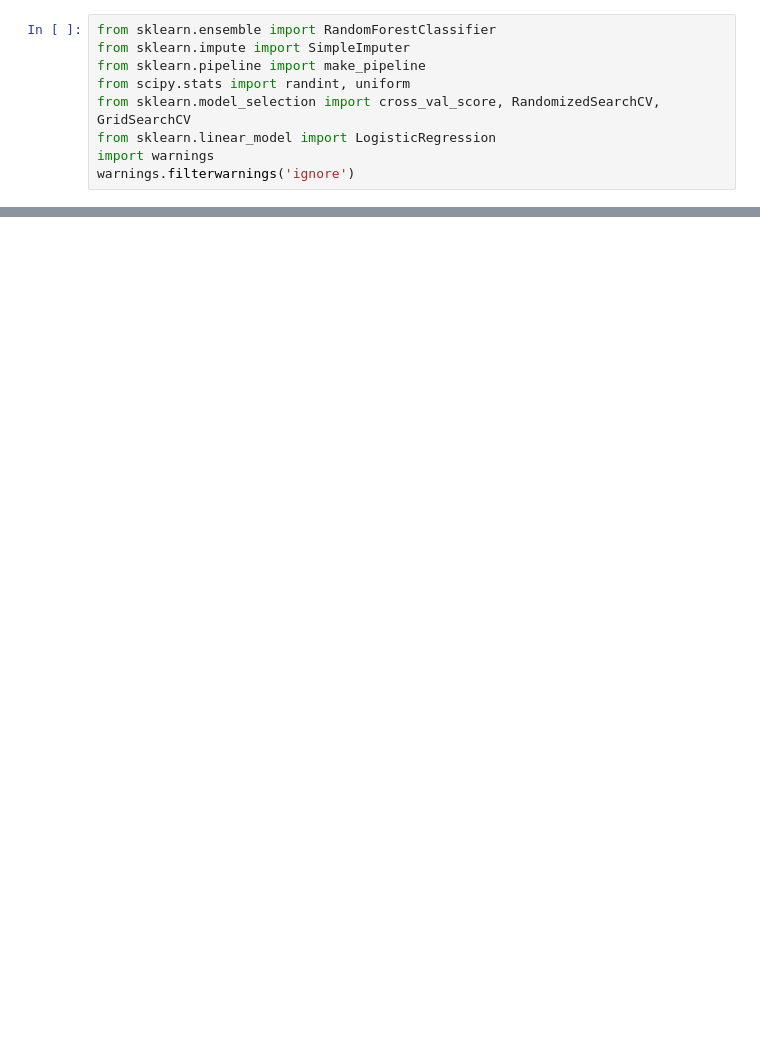
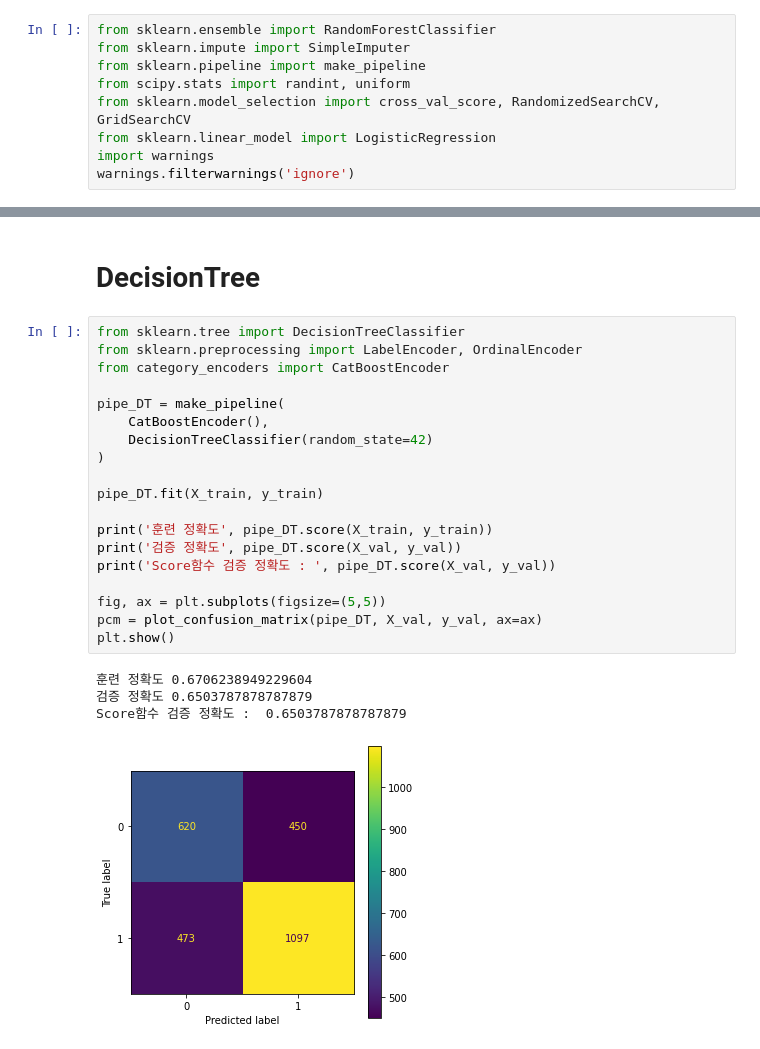
Before and after one commit to giyuntf2/KBDB_Project, a Jupyter notebook: KBDB.ipynb, the cells around one changed output, grey strips where cells are left out. Drawn from its saved outputs; the diff is of its cells as text; blank space fills up the shorter version.

```diff
--- a/KBDB.ipynb
+++ b/KBDB.ipynb
@@ -614,0 +641,26 @@ Score함수 검증 정확도 :  0.6310606060606061
+# %% [markdown]
+# DecisionTree
+# %%
+from sklearn.tree import DecisionTreeClassifier
+from sklearn.preprocessing import LabelEncoder, OrdinalEncoder
+from category_encoders import CatBoostEncoder
+
+pipe_DT = make_pipeline(
+    CatBoostEncoder(),
+    DecisionTreeClassifier(random_state=42)
+)
+
+pipe_DT.fit(X_train, y_train)
+
+print('훈련 정확도', pipe_DT.score(X_train, y_train))
+print('검증 정확도', pipe_DT.score(X_val, y_val))
+print('Score함수 검증 정확도 : ', pipe_DT.score(X_val, y_val))
+
+fig, ax = plt.subplots(figsize=(5,5))
+pcm = plot_confusion_matrix(pipe_DT, X_val, y_val, ax=ax)
+plt.show()
+# %% [output]
+훈련 정확도 0.6706238949229604
+검증 정확도 0.6503787878787879
+Score함수 검증 정확도 :  0.6503787878787879
+[figure, added]
```
Also changed, not shown: parts of 41 cells of this notebook.
